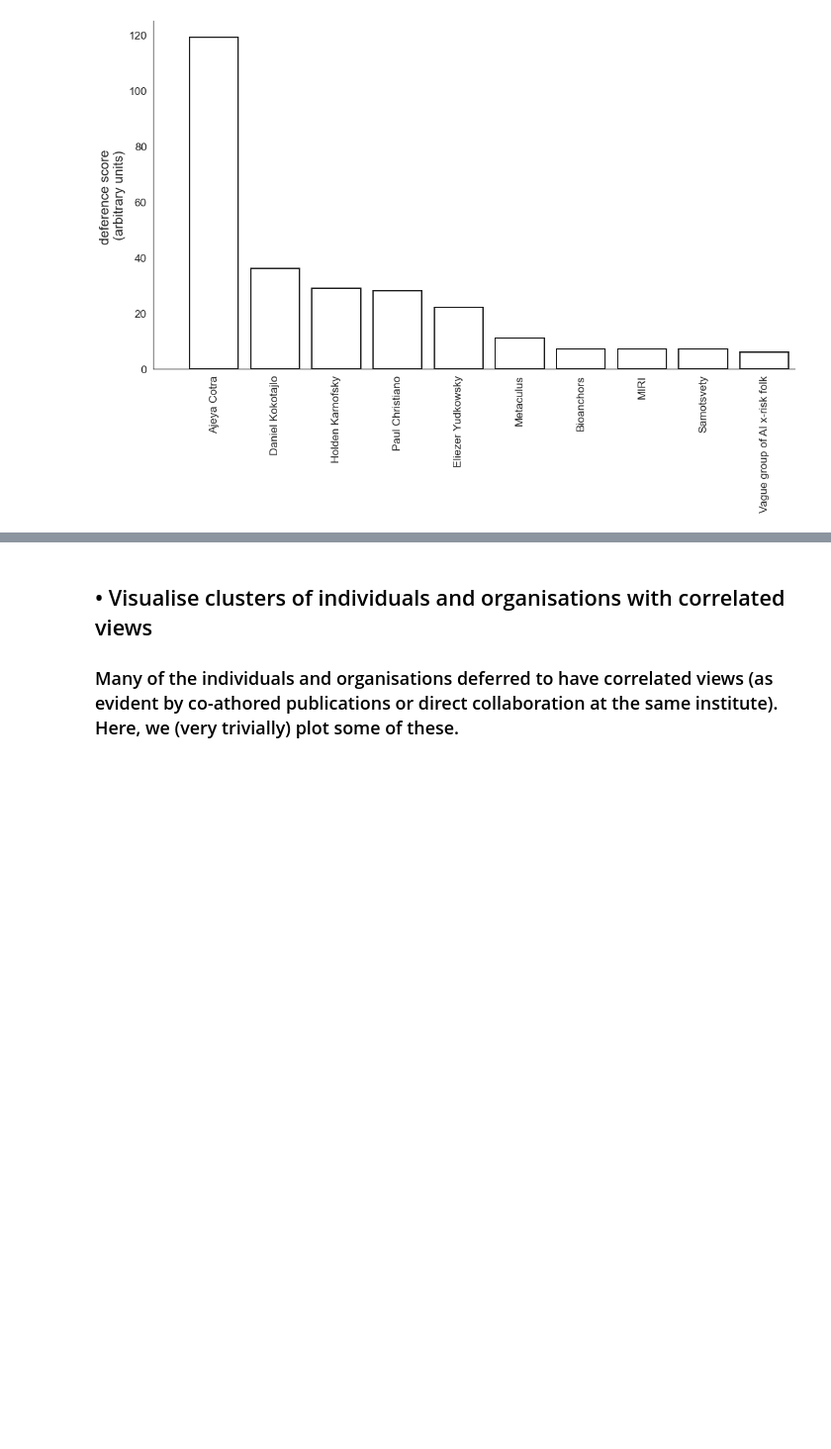
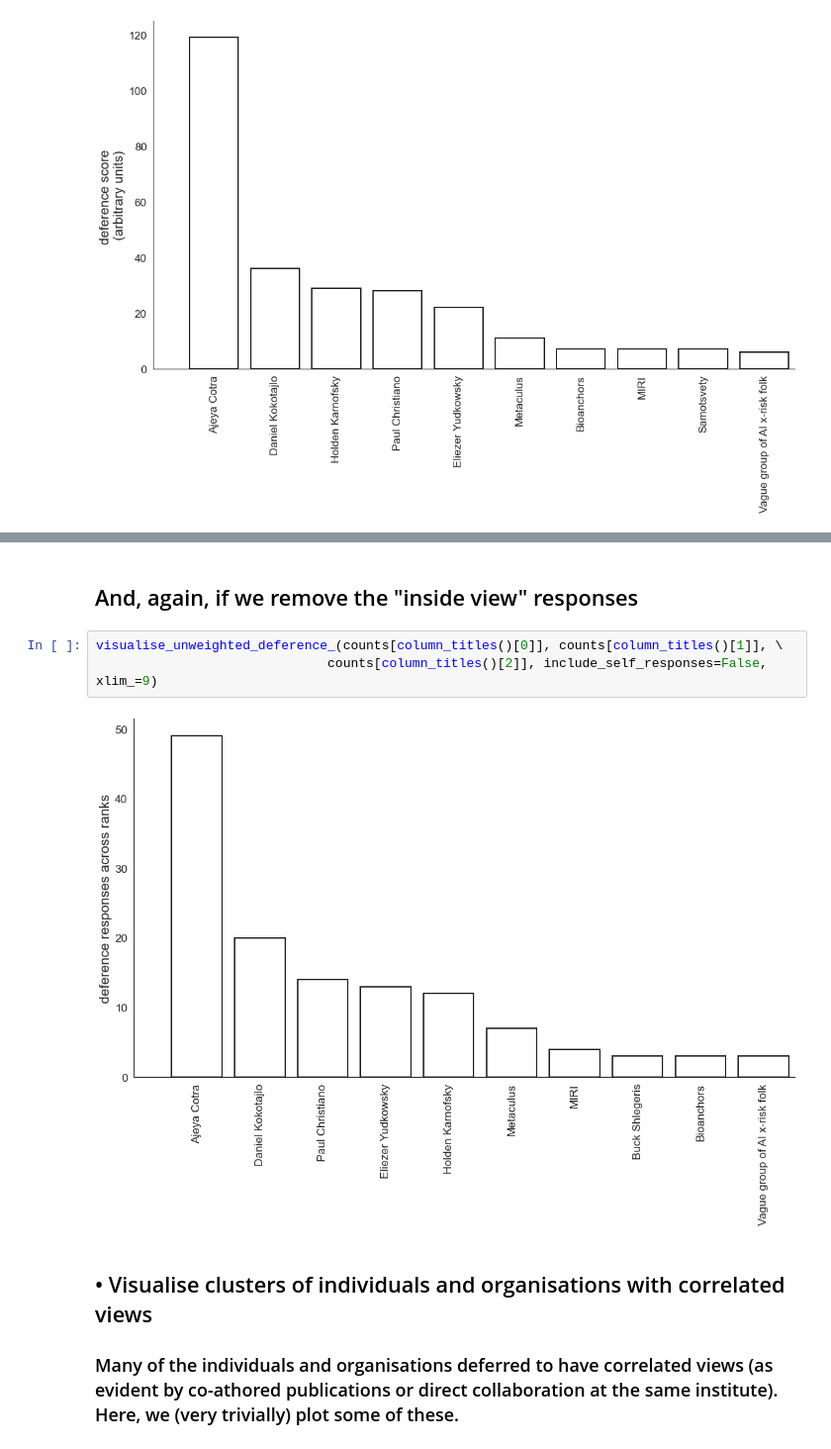
Before and after one commit to mccaffary/AI-timelines-deference, a Jupyter notebook: src/timeline_deference_survey_visualisation_updated_.ipynb, the cells around one changed output, grey strips where cells are left out. Shown at 99% size. Drawn from its saved outputs; the diff is of its cells as text; blank space fills up the shorter version.

```diff
--- a/src/timeline_deference_survey_visualisation_updated_.ipynb
+++ b/src/timeline_deference_survey_visualisation_updated_.ipynb
@@ -95,3 +112,10 @@ visualise_weighted_deference_(counts[column_titles()[0]], counts[column_titles()
+# %% [markdown]
+## And, again, if we remove the "inside view" responses
+# %%
+visualise_unweighted_deference_(counts[column_titles()[0]], counts[column_titles()[1]], \
+                              counts[column_titles()[2]], include_self_responses=False, xlim_=9)
+# %% [output]
+[figure, added]
 # %% [markdown]
 ## • Visualise clusters of individuals and organisations with correlated views
 
```
Also changed, not shown: parts of 16 cells of this notebook, 1 other file.
